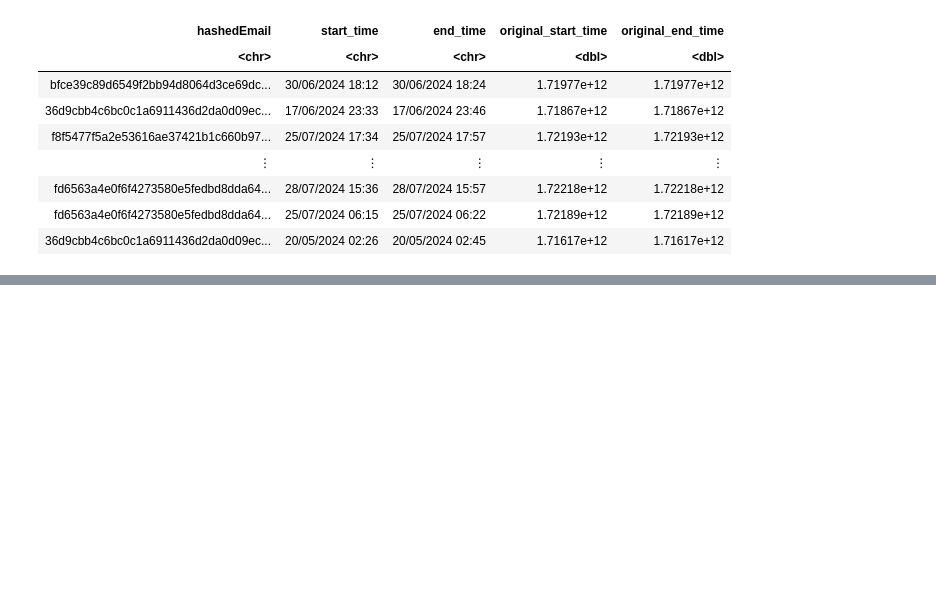
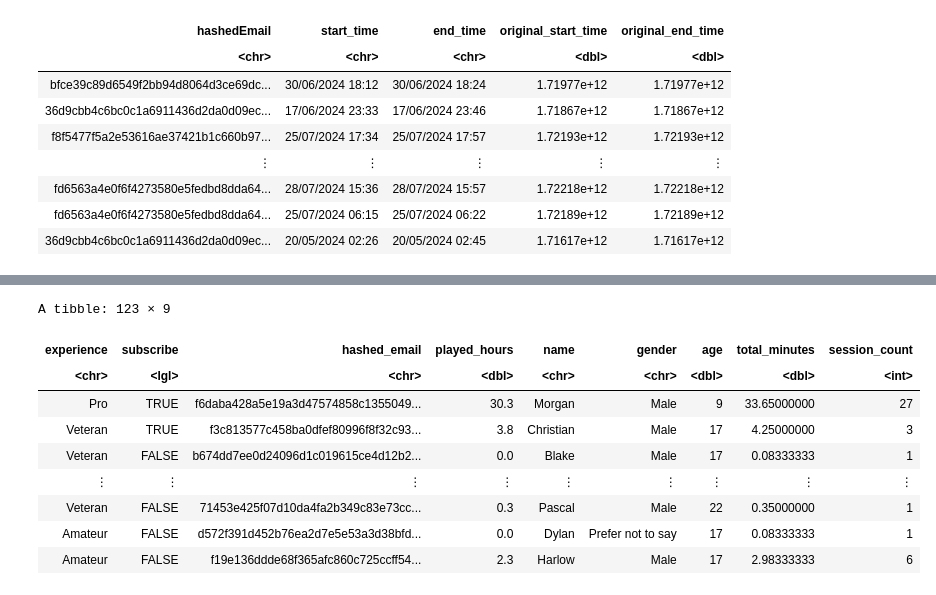
Before and after one commit to shayda27/dsci_project_s2025, a Jupyter notebook: final_project_dsci.ipynb, the cells around one changed output, grey strips where cells are left out. Drawn from its saved outputs; the diff is of its cells as text; code cells hidden in the pictures; blank space fills up the shorter version.

Commit message:
cleaned players and sessions data, joined them together
committed the wrong changes last time under .history

```diff
--- a/final_project_dsci.ipynb
+++ b/final_project_dsci.ipynb
@@ -47,3 +62,21 @@ A spec_tbl_df: 1535 × 5
 | fd6563a4e0f6f4273580e5fedbd8dda64... | 28/07/2024 15:36 | 28/07/2024 15:57 | 1.72218e+12 | 1.72218e+12 |
 | fd6563a4e0f6f4273580e5fedbd8dda64... | 25/07/2024 06:15 | 25/07/2024 06:22 | 1.72189e+12 | 1.72189e+12 |
 | 36d9cbb4c6bc0c1a6911436d2da0d09ec... | 20/05/2024 02:26 | 20/05/2024 02:45 | 1.71617e+12 | 1.71617e+12 |
+# %%
+#preparing sessions data
+#calculating total playtime per player
+
+sessions_clean<-sessions|>
+mutate(start_time=dmy_hm(start_time),
+       end_time=dmy_hm(end_time),
+      session_minutes=as.numeric(end_time-start_time)/60)|>
+clean_names() #renames columns from hashedEmail to hashed_email
+
+sessions_clean
+
+player_sessions_summary<-sessions_clean|>
+group_by(hashed_email)|>
+summarize(total_minutes=sum(session_minutes, na.rm=TRUE),
+          session_count=n())
+
+player_sessions_summary
@@ -49,0 +104,8 @@ A spec_tbl_df: 1535 × 5
+# %%
+#clean players data
+
+players_clean<-players|>
+clean_names()|>
+mutate(age=as.numeric(age))
+
+players_clean
@@ -49,0 +123,20 @@ A spec_tbl_df: 1535 × 5
+# %%
+#join players data with sessions summary
+
+minecraft_data<-players_clean|>
+left_join(player_sessions_summary, by="hashed_email")|>
+filter(!is.na(age),
+       !is.na(total_minutes)) #filtering out missing age/total_minutes values, cleaning data
+
+minecraft_data
+# %% [output]
+A tibble: 123 × 9
+| experience | subscribe | hashed_email | played_hours | name | gender | age | total_minutes | session_count |
+| <chr> | <lgl> | <chr> | <dbl> | <chr> | <chr> | <dbl> | <dbl> | <int> |
+| Pro | TRUE | f6daba428a5e19a3d47574858c1355049... | 30.3 | Morgan | Male | 9 | 33.65000000 | 27 |
+| Veteran | TRUE | f3c813577c458ba0dfef80996f8f32c93... | 3.8 | Christian | Male | 17 | 4.25000000 | 3 |
+| Veteran | FALSE | b674dd7ee0d24096d1c019615ce4d12b2... | 0.0 | Blake | Male | 17 | 0.08333333 | 1 |
+| ⋮ | ⋮ | ⋮ | ⋮ | ⋮ | ⋮ | ⋮ | ⋮ | ⋮ |
+| Veteran | FALSE | 71453e425f07d10da4fa2b349c83e73cc... | 0.3 | Pascal | Male | 22 | 0.35000000 | 1 |
+| Amateur | FALSE | d572f391d452b76ea2d7e5e53a3d38bfd... | 0.0 | Dylan | Prefer not to say | 17 | 0.08333333 | 1 |
+| Amateur | FALSE | f19e136ddde68f365afc860c725ccff54... | 2.3 | Harlow | Male | 17 | 2.98333333 | 6 |
```
Also changed, not shown: parts of 6 cells of this notebook.
